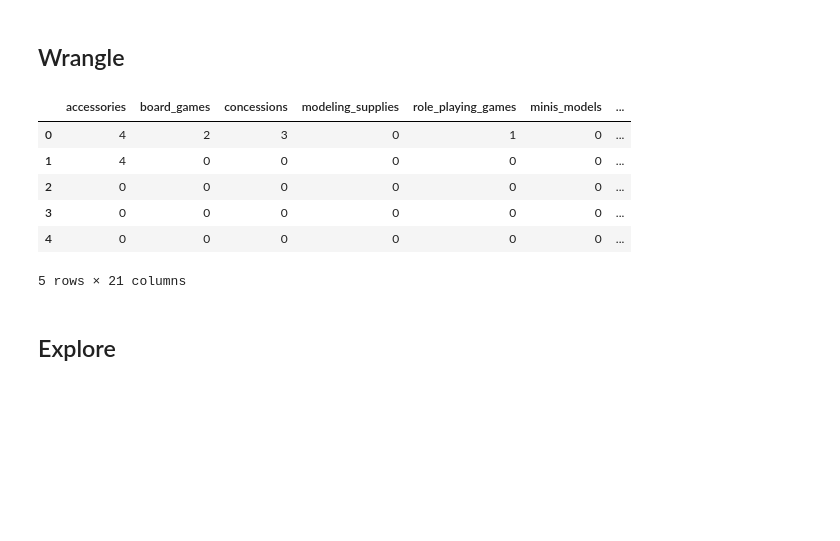
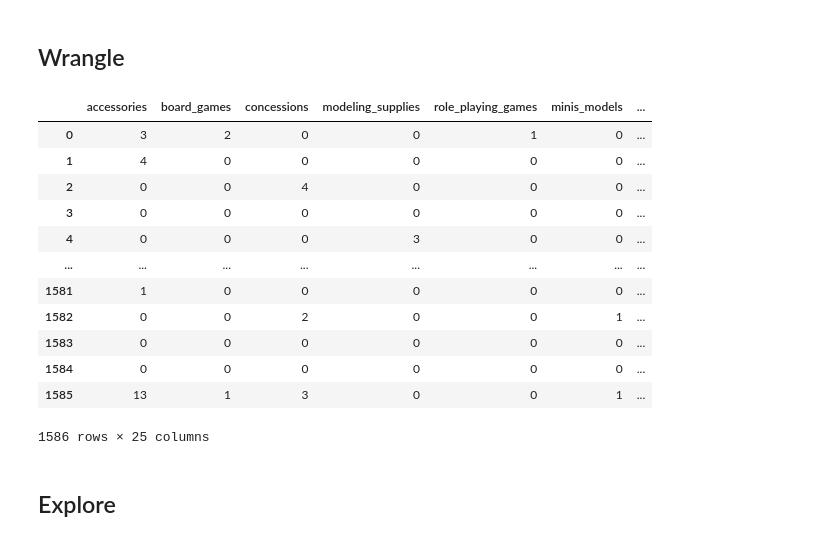
Before and after one commit to Johndsalas/customer_interest_analysis, a Jupyter notebook: exploration.ipynb, the cells around one changed output. Saved outputs shown, nothing was run; the diff lists cells and outputs as text; code cells hidden in the pictures; blank space fills up the shorter version.

```diff
--- a/exploration.ipynb
+++ b/exploration.ipynb
@@ -15,15 +17,21 @@ import wrangle_profiles as wp
 ##  Wrangle
 # %%
 df = wp.get_prepared_profiles_data()
-df.head()
+df
 # %% [output]
 |  | accessories | board_games | concessions | modeling_supplies | role_playing_games | minis_models | ... |
-| 0 | 4 | 2 | 3 | 0 | 1 | 0 | ... |
+| 0 | 3 | 2 | 0 | 0 | 1 | 0 | ... |
 | 1 | 4 | 0 | 0 | 0 | 0 | 0 | ... |
-| 2 | 0 | 0 | 0 | 0 | 0 | 0 | ... |
+| 2 | 0 | 0 | 4 | 0 | 0 | 0 | ... |
 | 3 | 0 | 0 | 0 | 0 | 0 | 0 | ... |
-| 4 | 0 | 0 | 0 | 0 | 0 | 0 | ... |
+| 4 | 0 | 0 | 0 | 3 | 0 | 0 | ... |
+| ... | ... | ... | ... | ... | ... | ... | ... |
+| 1581 | 1 | 0 | 0 | 0 | 0 | 0 | ... |
+| 1582 | 0 | 0 | 2 | 0 | 0 | 1 | ... |
+| 1583 | 0 | 0 | 0 | 0 | 0 | 0 | ... |
+| 1584 | 0 | 0 | 0 | 0 | 0 | 0 | ... |
+| 1585 | 13 | 1 | 3 | 0 | 0 | 1 | ... |
-5 rows × 21 columns
+1586 rows × 25 columns
 # %% [markdown]
 ## Explore
 # %% [markdown]
```
Also changed, not shown: parts of 36 cells of this notebook.
